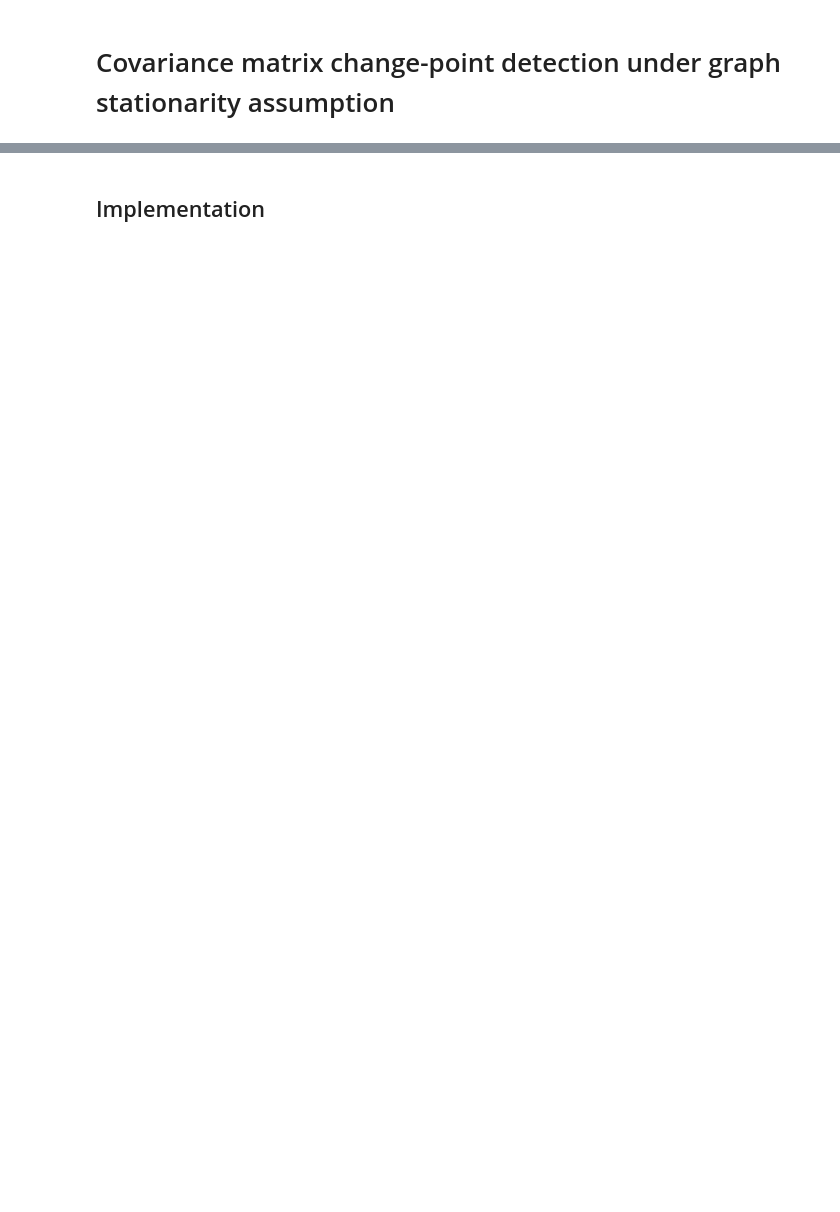
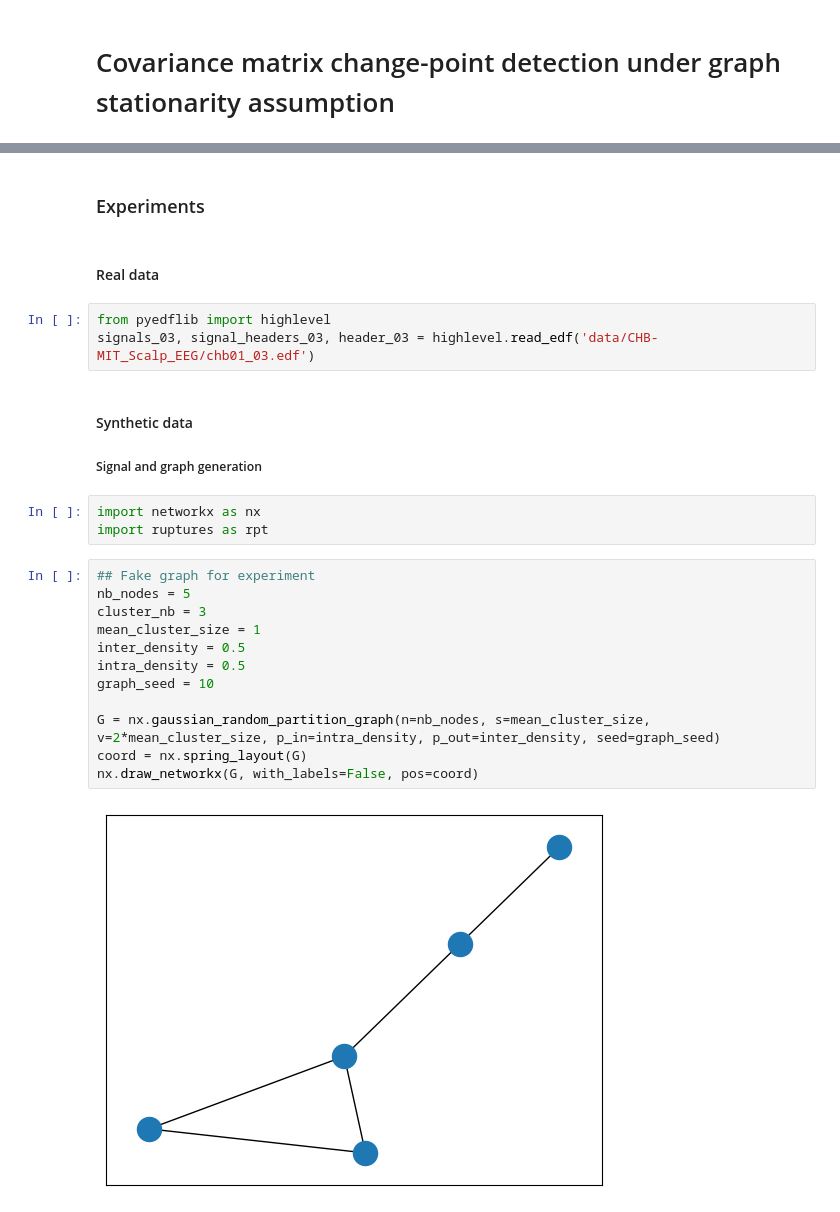
Before and after one commit to evenmatencio/graph-signals-change-point-detection, a Jupyter notebook: covariance_matrix_cpd.ipynb, the cells around one changed output, grey strips where cells are left out. Saved outputs shown, nothing was run; the diff lists cells and outputs as text; blank space fills up the shorter version.

Commit message:
first experiments on cov mat cpd

```diff
--- a/covariance_matrix_cpd.ipynb
+++ b/covariance_matrix_cpd.ipynb
@@ -33,2 +107,28 @@ The evaluation of the above cost function requires the computation of
 # %% [markdown]
-##  Implementation
+### Experiments
+# %% [markdown]
+#### Real data
+# %%
+from pyedflib import highlevel
+signals_03, signal_headers_03, header_03 = highlevel.read_edf('data/CHB-MIT_Scalp_EEG/chb01_03.edf')
+# %% [markdown]
+#### Synthetic data
+
+##### Signal and graph generation
+# %%
+import networkx as nx
+import ruptures as rpt
+# %%
+## Fake graph for experiment
+nb_nodes = 5
+cluster_nb = 3
+mean_cluster_size = 1
+inter_density = 0.5
+intra_density = 0.5
+graph_seed = 10
+
+G = nx.gaussian_random_partition_graph(n=nb_nodes, s=mean_cluster_size, v=2*mean_cluster_size, p_in=intra_density, p_out=inter_density, seed=graph_seed)
+coord = nx.spring_layout(G)
+nx.draw_networkx(G, with_labels=False, pos=coord)
+# %% [output]
+[figure, added]
```
Also changed, not shown: parts of 6 cells of this notebook, 1 other file.
